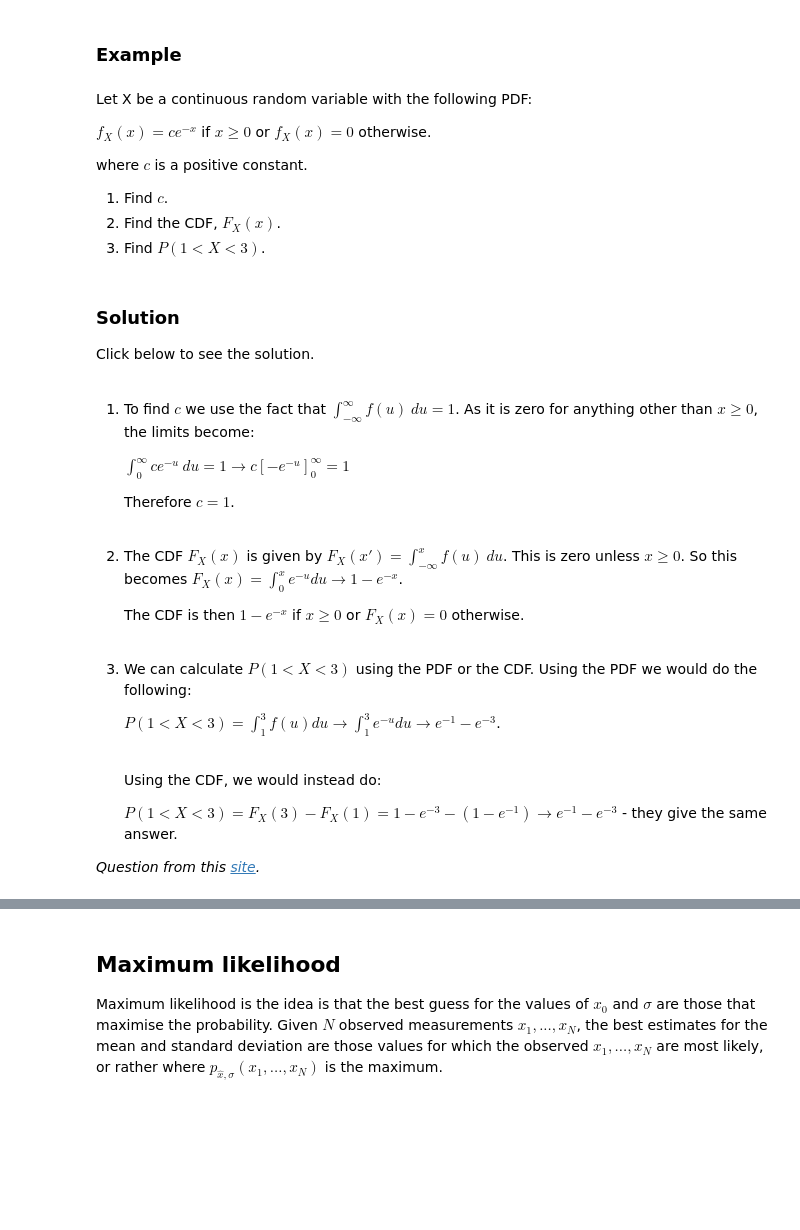
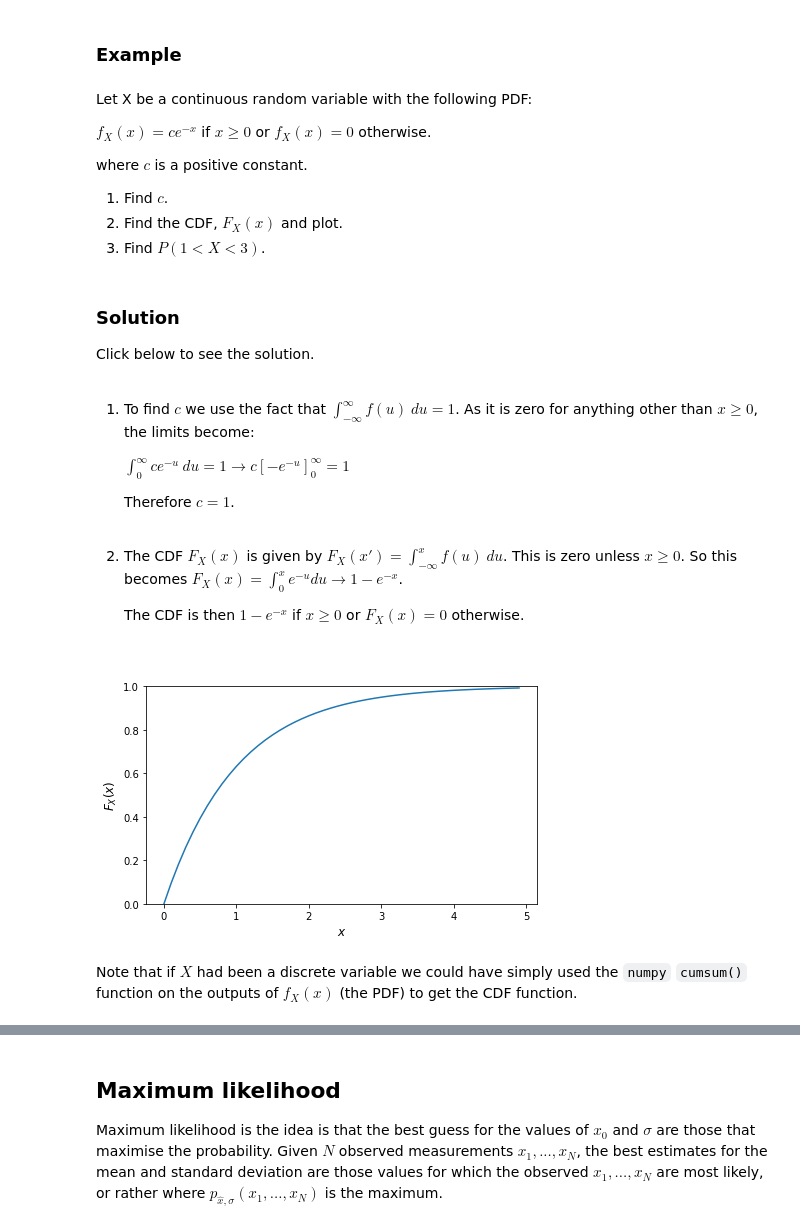
Before and after one commit to philrelton/Data-Analysis-2022, a Jupyter notebook: blended_exercises/Chapter 3/Chapter3.ipynb, the cells around one changed output, grey strips where cells are left out. Cells and saved outputs as stored; diff of their text form; code cells hidden in the pictures; blank space fills up the shorter version.

```diff
--- a/blended_exercises/Chapter 3/Chapter3.ipynb
+++ b/blended_exercises/Chapter 3/Chapter3.ipynb
@@ -224,7 +233,7 @@ $f_X(x) = ce^{-x}$ if $x \ge 0$ or $f_X(x) = 0$ otherwise.
 
 where $c$ is a positive constant.
 1. Find $c$.
-2. Find the CDF, $F_X(x)$.
+2. Find the CDF, $F_X(x)$ and plot.
 3. Find $P(1<X<3)$.
 # %% [markdown]
 ### Solution
@@ -240,14 +249,26 @@ Click below to see the solution.
 2. The CDF $F_X(x)$ is given by $F_X(x') = \int^{x}_ {-\infty} f(u)~ du$. This is zero unless $x \ge 0$. So this becomes $F_X(x) = \int^{x}_{0} e^{-u}du \to 1-e^{-x}$.
 
     The CDF is then $1-e^{-x}$ if $x \ge 0$ or $F_X(x) = 0$ otherwise. <br><br>
-
-3. We can calculate $P(1<X<3)$ using the PDF or the CDF.  Using the PDF we would do the following:
-
-    $P(1<X<3) = \int^3_1 f(u)du \to \int^3_1 e^{-u}du \to e^{-1} - e^{-3}$. <br><br>
-
-    Using the CDF, we would instead do:
-
-    $P(1<X<3) = F_X(3) - F_X(1) = 1-e^{-3} - (1 - e^{-1}) \to e^{-1} - e^{-3}$ - they give the same answer.
-
-
-*Question from this [site](https://www.probabilitycourse.com/chapter4/4_1_1_pdf.php).*
+# %%
+# define the CDF function from part 2 of question
+def cdf_F(k):
+    if k < 0:
+        val = 0.
+    else:
+        val = 1-np.exp(-k)
+    return val
+
+# Plot CDF by deriving the function for the CDF first and plotting that
+x = np.arange(0,5,0.1)
+cdf = [cdf_F(item) for item in x]
+
+plt.figure(figsize=(7,4))
+plt.plot(x,cdf)
+plt.ylim(0,1)
+plt.xlabel('$x$',fontsize=12)
+plt.ylabel('$F_X(x)$',fontsize=12)
+plt.show()
+# %% [output]
+[figure, added]
+# %% [markdown]
+Note that if $X$ had been a discrete variable we could have simply used the `numpy` `cumsum()` function on the outputs of $f_X(x)$ (the PDF) to get the CDF function.
```
Also changed, not shown: parts of 4 cells of this notebook, 1 other file.
